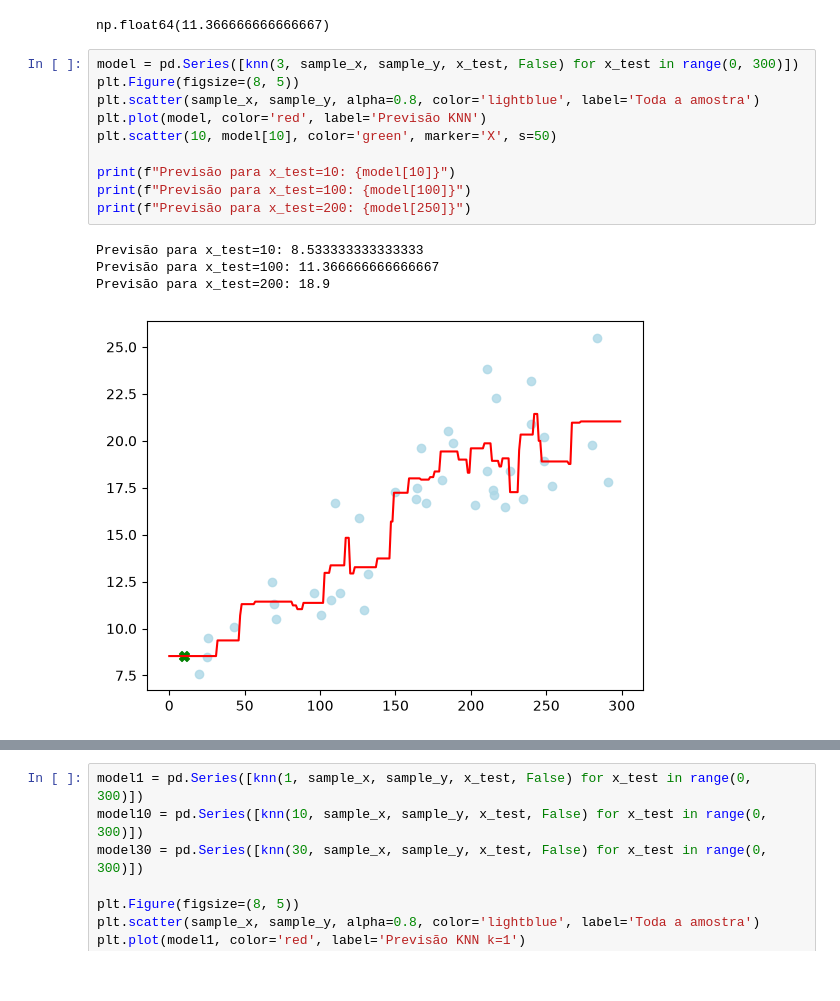
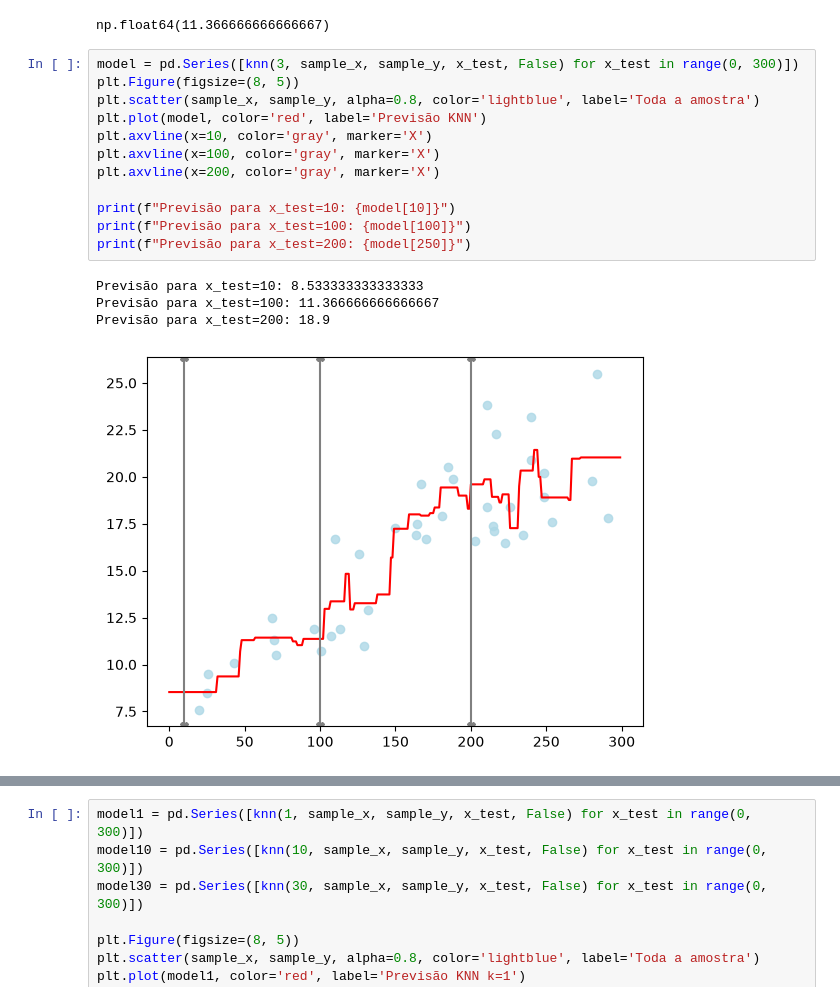
Before and after one commit to Chamone26/Intro_to_Data_Science_Notes, a Jupyter notebook: Class_1_KNN.ipynb, the cells around one changed output, grey strips where cells are left out. Cells and saved outputs as stored; diff of their text form.

Commit message:
TODOs e Model Error

```diff
--- a/Class_1_KNN.ipynb
+++ b/Class_1_KNN.ipynb
@@ -154,15 +154,17 @@ np.float64(11.366666666666667)
 # %%
 model = pd.Series([knn(3, sample_x, sample_y, x_test, False) for x_test in range(0, 300)])
 plt.Figure(figsize=(8, 5))
 plt.scatter(sample_x, sample_y, alpha=0.8, color='lightblue', label='Toda a amostra')
 plt.plot(model, color='red', label='Previsão KNN')
-plt.scatter(10, model[10], color='green', marker='X', s=50)
+plt.axvline(x=10, color='gray', marker='X')
+plt.axvline(x=100, color='gray', marker='X')
+plt.axvline(x=200, color='gray', marker='X')
 
 print(f"Previsão para x_test=10: {model[10]}")
 print(f"Previsão para x_test=100: {model[100]}")
 print(f"Previsão para x_test=200: {model[250]}")
 # %% [output]
 Previsão para x_test=10: 8.533333333333333
 Previsão para x_test=100: 11.366666666666667
 Previsão para x_test=200: 18.9
-[figure, old version]
+[figure, new version]
```
Also changed, not shown: parts of 9 cells of this notebook.
